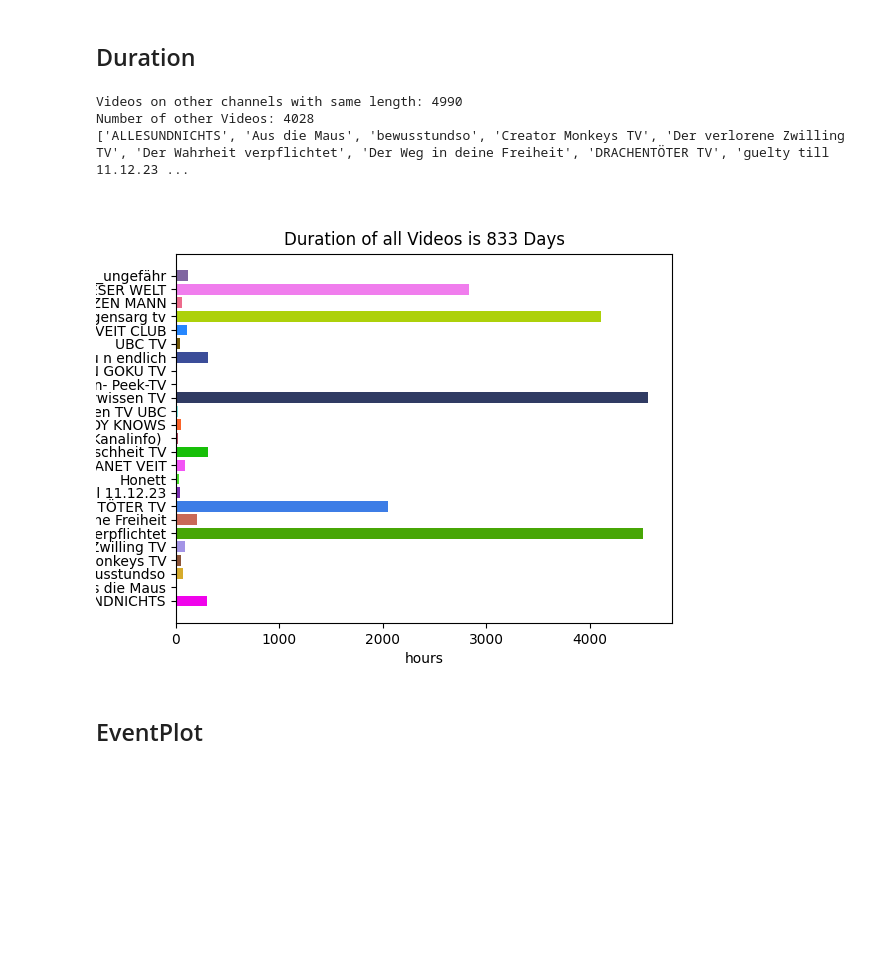
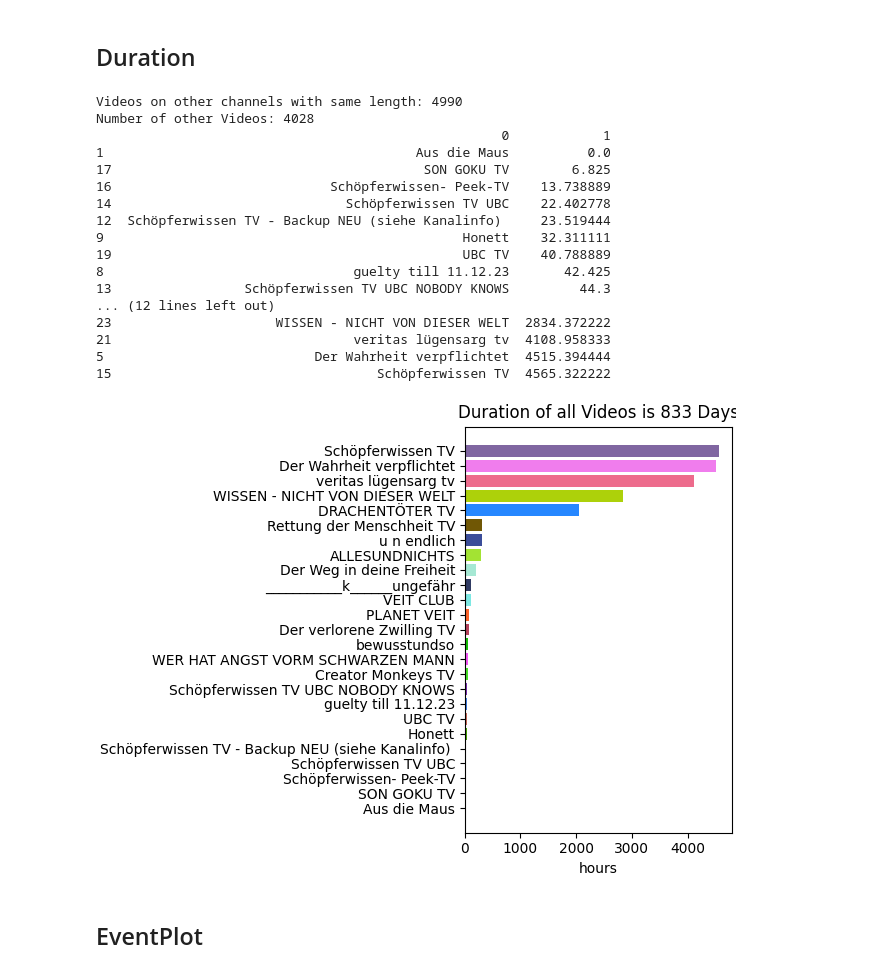
Before and after one commit to hottib/schoepferwissen, a Jupyter notebook: WiederaufnahmeSlides.ipynb, the cells around one changed output. Drawn from its saved outputs; the diff is of its cells as text; code cells hidden in the pictures; blank space fills up the shorter version.

Commit message:
beautify graphs

```diff
--- a/WiederaufnahmeSlides.ipynb
+++ b/WiederaufnahmeSlides.ipynb
@@ -120,37 +120,58 @@ counter_len = 0
 [df_meta, all_channel_names] = load_df()
 for length in Wahrheit["length"]:
     for lengthS in df_drop["length"]:
         if length == lengthS:
             counter_len += 1
 print("Videos on other channels with same length: %s" %counter_len)
 print("Number of other Videos: %s" % df_drop.shape[0])
 
 duration=0
 list_of_length = []
-print(all_channel_names)
+#print(all_channel_names)
 #get duration
 for channel in all_channel_names:
     df = df_meta.loc[df_meta.index.get_level_values("Channel") == channel]
     secs = int(df["length"].sum(axis = 0, skipna = True))
     hours = secs/360
     days= hours/24
     list_of_length.append(hours)
     duration = duration + hours/24
+result = pd.DataFrame([all_channel_names, list_of_length]).transpose()
+result = result.sort_values(1)
+print(result)
 
-plt.barh(all_channel_names, list_of_length, color = colors)
+plt.figure(constrained_layout=True)
+plt.barh(result[0], result[1], color = colors)
 title = duration
 plt.title("Duration of all Videos is %s Days" % round(title))
+
 plt.xlabel("hours")
+#plt.yticks(rotation=30)
 plt.ylabel("")
+
 plt.show()
 #print(list_of_length)
 #df.groupby(pd.to_datetime(df['Date']).dt.strftime('%b-%Y'), sort=False)['Rep'].size().plot()
 #ax2.plot()
 # %% [output]
 Videos on other channels with same length: 4990
 Number of other Videos: 4028
-['ALLESUNDNICHTS', 'Aus die Maus', 'bewusstundso', 'Creator Monkeys TV', 'Der verlorene Zwilling TV', 'Der Wahrheit verpflichtet', 'Der Weg in deine Freiheit', 'DRACHENTÖTER TV', 'guelty till 11.12.23 ...
+                                                    0            1
+1                                        Aus die Maus          0.0
+17                                        SON GOKU TV        6.825
+16                            Schöpferwissen- Peek-TV    13.738889
+14                              Schöpferwissen TV UBC    22.402778
+12  Schöpferwissen TV - Backup NEU (siehe Kanalinfo)     23.519444
+9                                              Honett    32.311111
+19                                             UBC TV    40.788889
+8                                guelty till 11.12.23       42.425
+13                 Schöpferwissen TV UBC NOBODY KNOWS         44.3
+... (12 lines left out)
+23                     WISSEN - NICHT VON DIESER WELT  2834.372222
+21                               veritas lügensarg tv  4108.958333
+5                           Der Wahrheit verpflichtet  4515.394444
+15                                  Schöpferwissen TV  4565.322222
-[figure, old version]
+[figure, new version]
 # %% [markdown]
 ## EventPlot
 # %%
```
Also changed, not shown: parts of 3 cells of this notebook.
